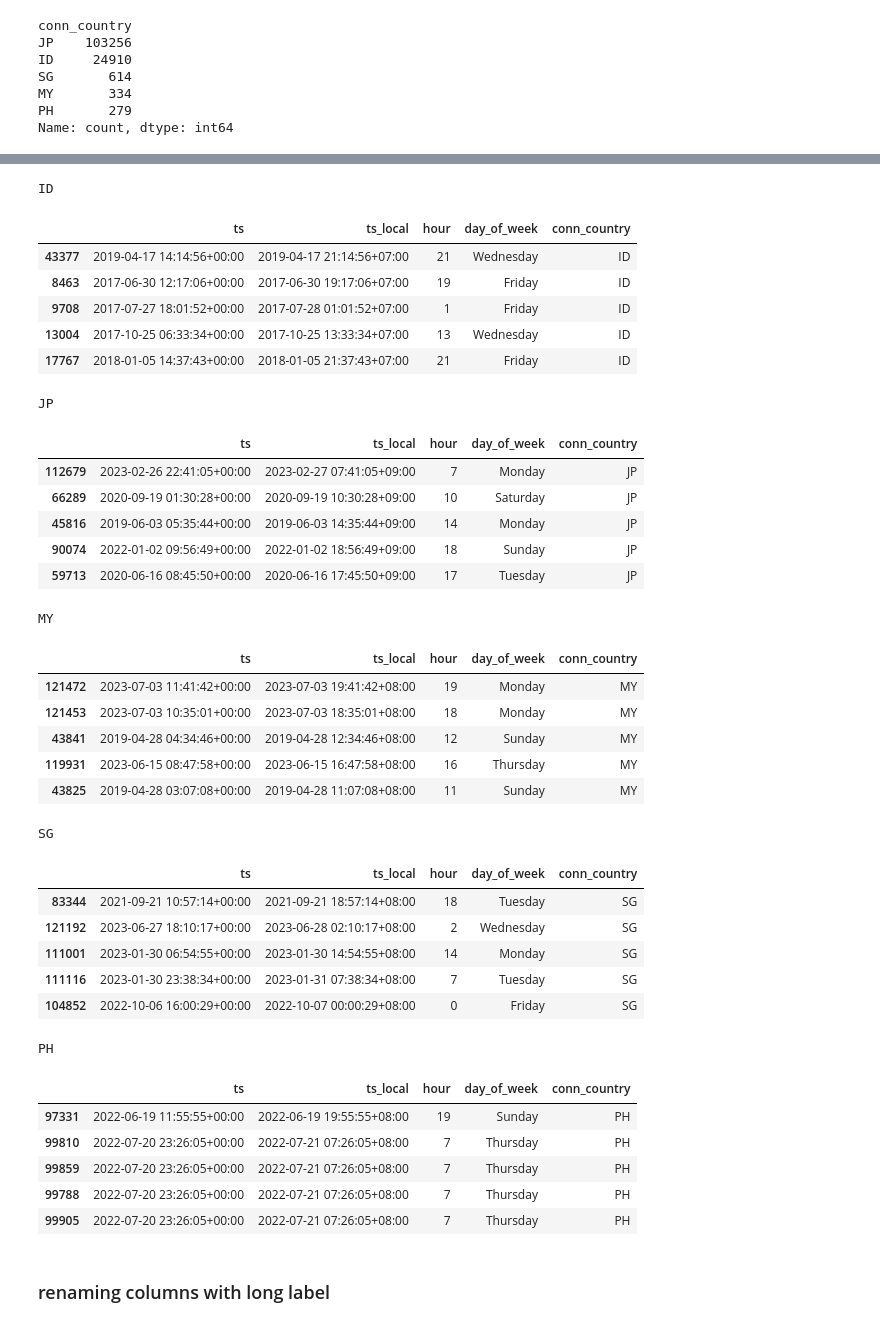
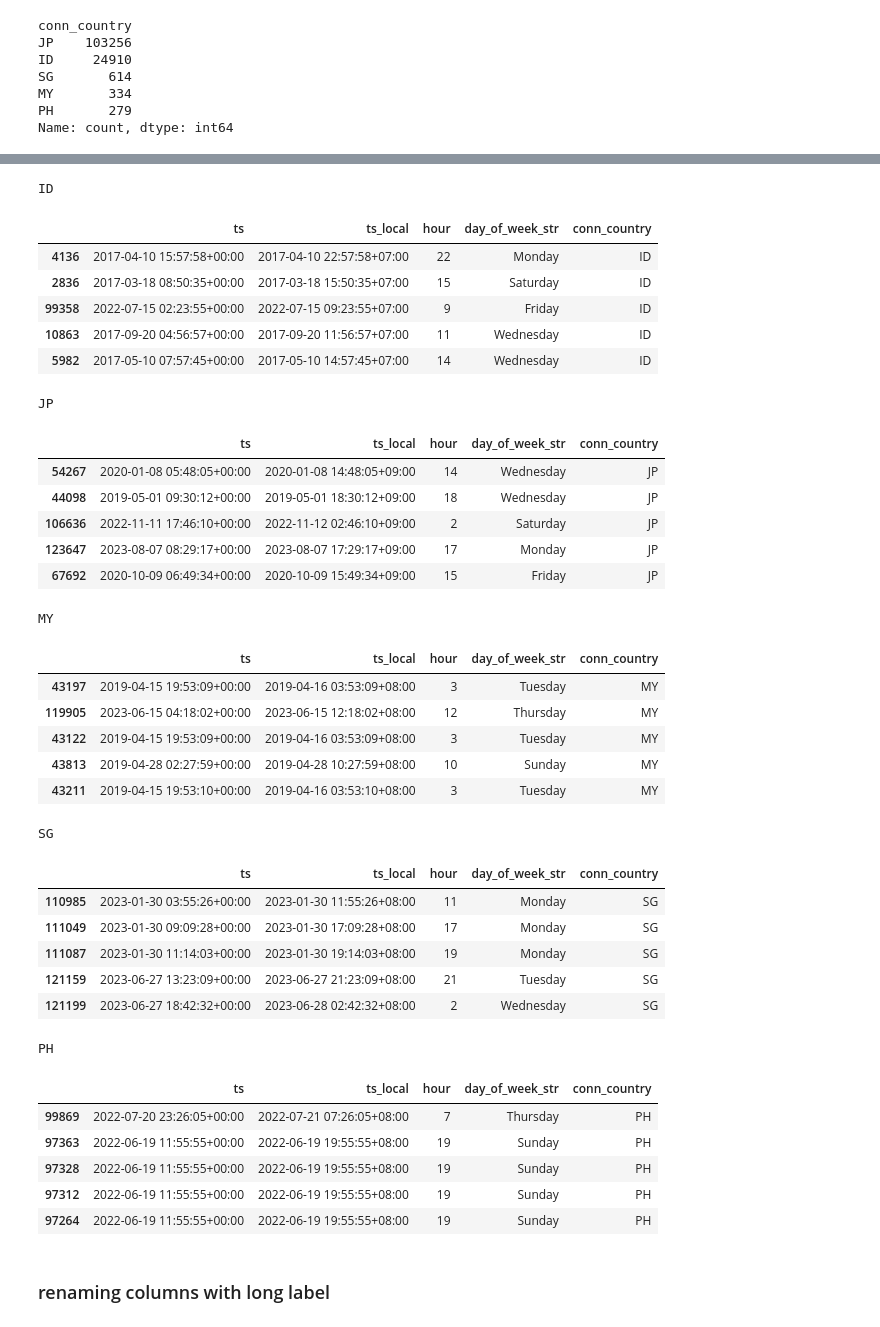
Before and after one commit to nazhifkojaz/Spotify-Analysis-Data-Collection-, a Jupyter notebook: data_preprocessing.ipynb, the cells around one changed output, grey strips where cells are left out. Saved outputs shown, nothing was run; the diff lists cells and outputs as text; code cells hidden in the pictures.

```diff
--- a/data_preprocessing.ipynb
+++ b/data_preprocessing.ipynb
@@ -376,11 +376,15 @@ def convert_and_extract(row):
     country_tz = pytz.country_timezones(row['conn_country'])[0]
     local_time = row['ts'].tz_convert(pytz.timezone(country_tz))
 
-    # Extract hour and day of week
+    # Extract the information
     hour = local_time.hour
-    day_of_week = local_time.strftime('%A')
+    day_of_week_str = local_time.strftime('%A')
+    day_of_week_int = local_time.weekday()
+    local_date = local_time.day
+    local_month = local_time.month
+    local_year = local_time.year
 
-    return pd.Series([local_time, hour, day_of_week])
+    return pd.Series([local_time, hour, day_of_week_str, day_of_week_int, local_date, local_month, local_year])
 # %%
 # Apply the function to extract local time, hour, and day of week
-tracks_df[['ts_local', 'hour', 'day_of_week']] = tracks_df.apply(convert_and_extract, axis=1)
+tracks_df[['ts_local', 'hour', 'day_of_week_str', 'day_of_week_int', 'local_date', 'local_month', 'local_year']] = tracks_df.apply(convert_and_extract, axis=1)
@@ -387,44 +401,44 @@ tracks_df[['ts_local', 'hour', 'day_of_week']] = tracks_df.apply(convert_and_ext
 # %%
 # show 5 rows for each conn_country
 for country in tracks_df['conn_country'].unique():
     print(country)
-    display(tracks_df[tracks_df['conn_country'] == country][['ts', 'ts_local', 'hour', 'day_of_week', 'conn_country']].sample(5))
+    display(tracks_df[tracks_df['conn_country'] == country][['ts', 'ts_local', 'hour', 'day_of_week_str', 'conn_country']].sample(5))
 # %% [output]
 ID
-|  | ts | ts_local | hour | day_of_week | conn_country |
-| 43377 | 2019-04-17 14:14:56+00:00 | 2019-04-17 21:14:56+07:00 | 21 | Wednesday | ID |
-| 8463 | 2017-06-30 12:17:06+00:00 | 2017-06-30 19:17:06+07:00 | 19 | Friday | ID |
-| 9708 | 2017-07-27 18:01:52+00:00 | 2017-07-28 01:01:52+07:00 | 1 | Friday | ID |
-| 13004 | 2017-10-25 06:33:34+00:00 | 2017-10-25 13:33:34+07:00 | 13 | Wednesday | ID |
-| 17767 | 2018-01-05 14:37:43+00:00 | 2018-01-05 21:37:43+07:00 | 21 | Friday | ID |
+|  | ts | ts_local | hour | day_of_week_str | conn_country |
+| 4136 | 2017-04-10 15:57:58+00:00 | 2017-04-10 22:57:58+07:00 | 22 | Monday | ID |
+| 2836 | 2017-03-18 08:50:35+00:00 | 2017-03-18 15:50:35+07:00 | 15 | Saturday | ID |
+| 99358 | 2022-07-15 02:23:55+00:00 | 2022-07-15 09:23:55+07:00 | 9 | Friday | ID |
+| 10863 | 2017-09-20 04:56:57+00:00 | 2017-09-20 11:56:57+07:00 | 11 | Wednesday | ID |
+| 5982 | 2017-05-10 07:57:45+00:00 | 2017-05-10 14:57:45+07:00 | 14 | Wednesday | ID |
 JP
-|  | ts | ts_local | hour | day_of_week | conn_country |
-| 112679 | 2023-02-26 22:41:05+00:00 | 2023-02-27 07:41:05+09:00 | 7 | Monday | JP |
-| 66289 | 2020-09-19 01:30:28+00:00 | 2020-09-19 10:30:28+09:00 | 10 | Saturday | JP |
-| 45816 | 2019-06-03 05:35:44+00:00 | 2019-06-03 14:35:44+09:00 | 14 | Monday | JP |
-| 90074 | 2022-01-02 09:56:49+00:00 | 2022-01-02 18:56:49+09:00 | 18 | Sunday | JP |
-| 59713 | 2020-06-16 08:45:50+00:00 | 2020-06-16 17:45:50+09:00 | 17 | Tuesday | JP |
+|  | ts | ts_local | hour | day_of_week_str | conn_country |
+| 54267 | 2020-01-08 05:48:05+00:00 | 2020-01-08 14:48:05+09:00 | 14 | Wednesday | JP |
+| 44098 | 2019-05-01 09:30:12+00:00 | 2019-05-01 18:30:12+09:00 | 18 | Wednesday | JP |
+| 106636 | 2022-11-11 17:46:10+00:00 | 2022-11-12 02:46:10+09:00 | 2 | Saturday | JP |
+| 123647 | 2023-08-07 08:29:17+00:00 | 2023-08-07 17:29:17+09:00 | 17 | Monday | JP |
+| 67692 | 2020-10-09 06:49:34+00:00 | 2020-10-09 15:49:34+09:00 | 15 | Friday | JP |
 MY
-|  | ts | ts_local | hour | day_of_week | conn_country |
-| 121472 | 2023-07-03 11:41:42+00:00 | 2023-07-03 19:41:42+08:00 | 19 | Monday | MY |
-| 121453 | 2023-07-03 10:35:01+00:00 | 2023-07-03 18:35:01+08:00 | 18 | Monday | MY |
-| 43841 | 2019-04-28 04:34:46+00:00 | 2019-04-28 12:34:46+08:00 | 12 | Sunday | MY |
-| 119931 | 2023-06-15 08:47:58+00:00 | 2023-06-15 16:47:58+08:00 | 16 | Thursday | MY |
-| 43825 | 2019-04-28 03:07:08+00:00 | 2019-04-28 11:07:08+08:00 | 11 | Sunday | MY |
+|  | ts | ts_local | hour | day_of_week_str | conn_country |
+| 43197 | 2019-04-15 19:53:09+00:00 | 2019-04-16 03:53:09+08:00 | 3 | Tuesday | MY |
+| 119905 | 2023-06-15 04:18:02+00:00 | 2023-06-15 12:18:02+08:00 | 12 | Thursday | MY |
+| 43122 | 2019-04-15 19:53:09+00:00 | 2019-04-16 03:53:09+08:00 | 3 | Tuesday | MY |
+| 43813 | 2019-04-28 02:27:59+00:00 | 2019-04-28 10:27:59+08:00 | 10 | Sunday | MY |
+| 43211 | 2019-04-15 19:53:10+00:00 | 2019-04-16 03:53:10+08:00 | 3 | Tuesday | MY |
 SG
-|  | ts | ts_local | hour | day_of_week | conn_country |
-| 83344 | 2021-09-21 10:57:14+00:00 | 2021-09-21 18:57:14+08:00 | 18 | Tuesday | SG |
-| 121192 | 2023-06-27 18:10:17+00:00 | 2023-06-28 02:10:17+08:00 | 2 | Wednesday | SG |
-| 111001 | 2023-01-30 06:54:55+00:00 | 2023-01-30 14:54:55+08:00 | 14 | Monday | SG |
-| 111116 | 2023-01-30 23:38:34+00:00 | 2023-01-31 07:38:34+08:00 | 7 | Tuesday | SG |
-| 104852 | 2022-10-06 16:00:29+00:00 | 2022-10-07 00:00:29+08:00 | 0 | Friday | SG |
+|  | ts | ts_local | hour | day_of_week_str | conn_country |
+| 110985 | 2023-01-30 03:55:26+00:00 | 2023-01-30 11:55:26+08:00 | 11 | Monday | SG |
+| 111049 | 2023-01-30 09:09:28+00:00 | 2023-01-30 17:09:28+08:00 | 17 | Monday | SG |
+| 111087 | 2023-01-30 11:14:03+00:00 | 2023-01-30 19:14:03+08:00 | 19 | Monday | SG |
+| 121159 | 2023-06-27 13:23:09+00:00 | 2023-06-27 21:23:09+08:00 | 21 | Tuesday | SG |
+| 121199 | 2023-06-27 18:42:32+00:00 | 2023-06-28 02:42:32+08:00 | 2 | Wednesday | SG |
 PH
-|  | ts | ts_local | hour | day_of_week | conn_country |
-| 97331 | 2022-06-19 11:55:55+00:00 | 2022-06-19 19:55:55+08:00 | 19 | Sunday | PH |
-| 99810 | 2022-07-20 23:26:05+00:00 | 2022-07-21 07:26:05+08:00 | 7 | Thursday | PH |
-| 99859 | 2022-07-20 23:26:05+00:00 | 2022-07-21 07:26:05+08:00 | 7 | Thursday | PH |
-| 99788 | 2022-07-20 23:26:05+00:00 | 2022-07-21 07:26:05+08:00 | 7 | Thursday | PH |
-| 99905 | 2022-07-20 23:26:05+00:00 | 2022-07-21 07:26:05+08:00 | 7 | Thursday | PH |
+|  | ts | ts_local | hour | day_of_week_str | conn_country |
+| 99869 | 2022-07-20 23:26:05+00:00 | 2022-07-21 07:26:05+08:00 | 7 | Thursday | PH |
+| 97363 | 2022-06-19 11:55:55+00:00 | 2022-06-19 19:55:55+08:00 | 19 | Sunday | PH |
+| 97328 | 2022-06-19 11:55:55+00:00 | 2022-06-19 19:55:55+08:00 | 19 | Sunday | PH |
+| 97312 | 2022-06-19 11:55:55+00:00 | 2022-06-19 19:55:55+08:00 | 19 | Sunday | PH |
+| 97264 | 2022-06-19 11:55:55+00:00 | 2022-06-19 19:55:55+08:00 | 19 | Sunday | PH |
 # %% [markdown]
 ### renaming columns with long label
 # %%
```
Also changed, not shown: parts of 4 cells of this notebook, 2 other files.
